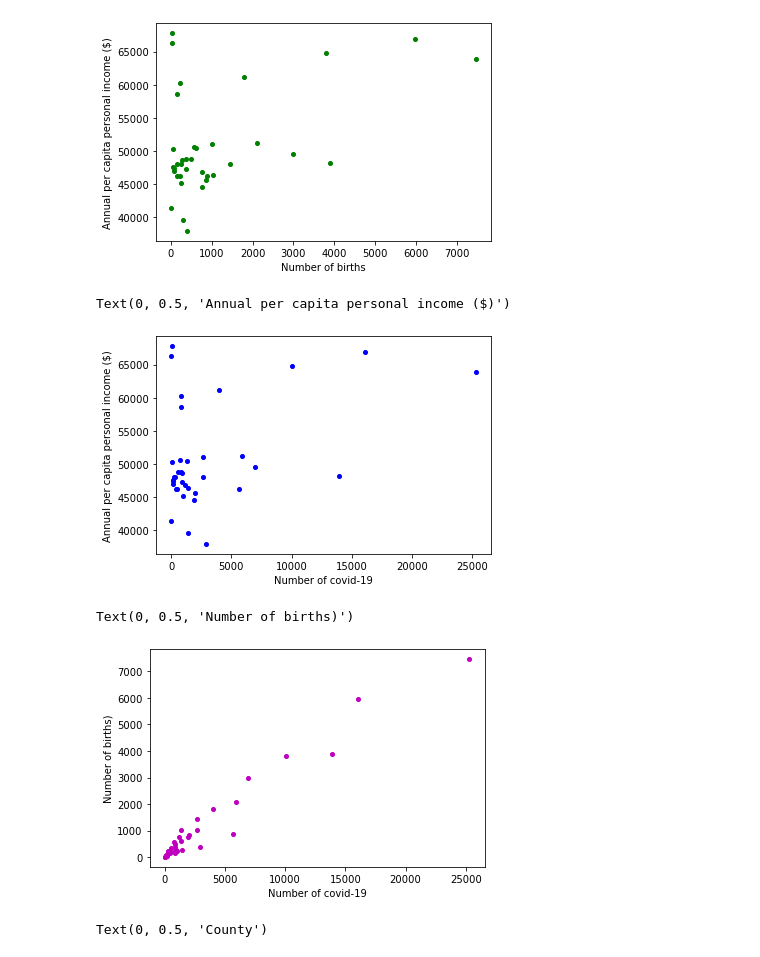
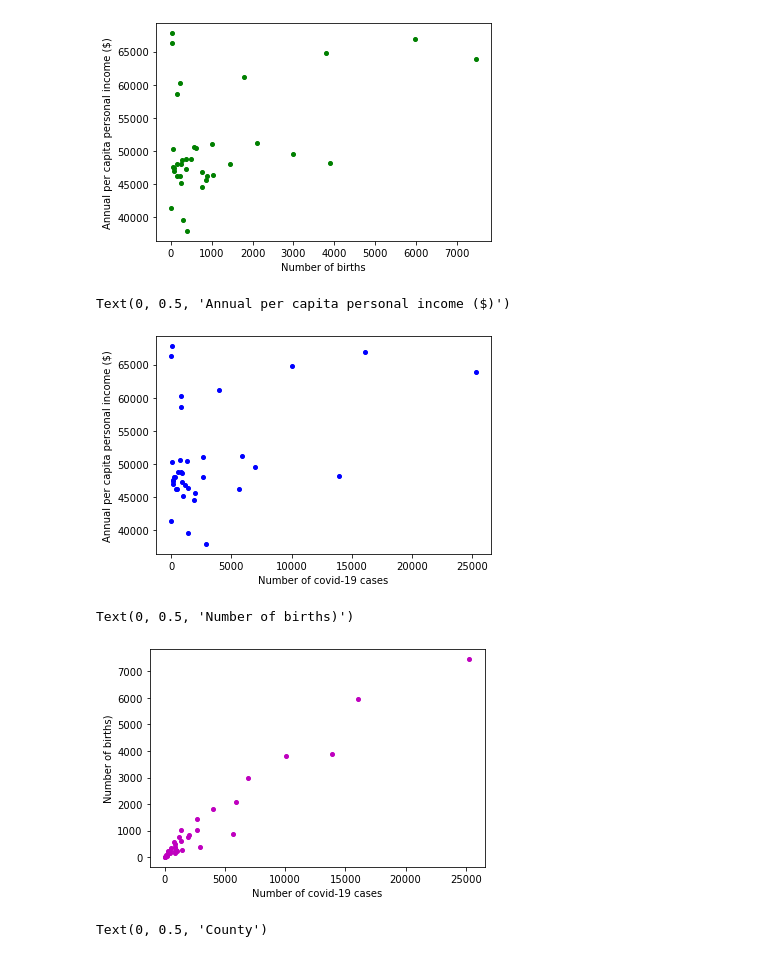
Before and after one commit to LAA147/Project-1-, a Jupyter notebook: Project 1 update .ipynb, the cells around one changed output. Cells and saved outputs as stored; diff of their text form; code cells hidden in the pictures.

```diff
--- a/Project 1 update .ipynb
+++ b/Project 1 update .ipynb
@@ -47,18 +49,18 @@ Text(0, 0.5, 'Annual per capita personal income ($)')
 [figure]
 # %%
 plt.plot(project_data["Number of Covid-19 cases"],project_data["Annual per capita personal income (dollars)"],'bo', markersize=4)
-plt.xlabel("Number of covid-19")
+plt.xlabel("Number of covid-19 cases")
 plt.ylabel("Annual per capita personal income ($)")
 # %% [output]
 Text(0, 0.5, 'Annual per capita personal income ($)')
-[figure, old version]
+[figure, new version]
 # %%
 plt.plot(project_data["Number of Covid-19 cases"],project_data["Number of births"],'mo', markersize=4)
-plt.xlabel("Number of covid-19")
+plt.xlabel("Number of covid-19 cases")
 plt.ylabel("Number of births)")
 # %% [output]
 Text(0, 0.5, 'Number of births)')
-[figure, old version]
+[figure, new version]
 # %%
 fig, ax = plt.subplots(figsize =(16, 9))
 
```
Also changed, not shown: parts of 19 cells of this notebook.
